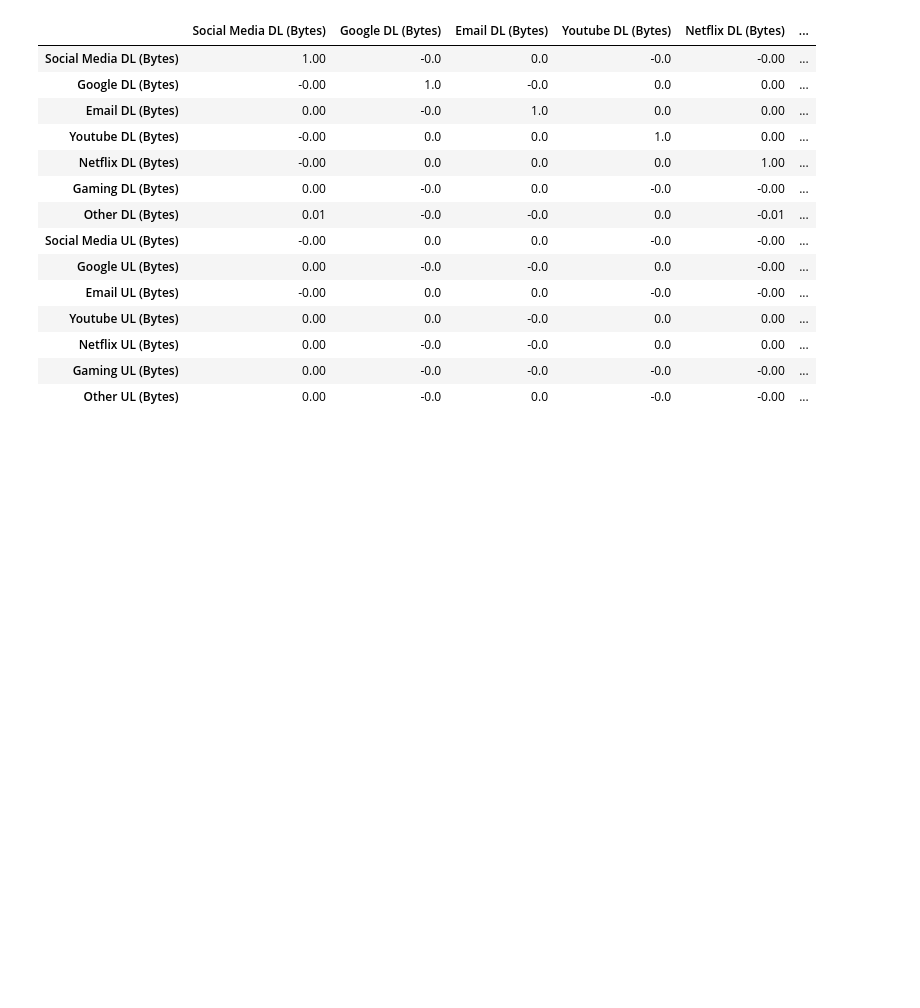
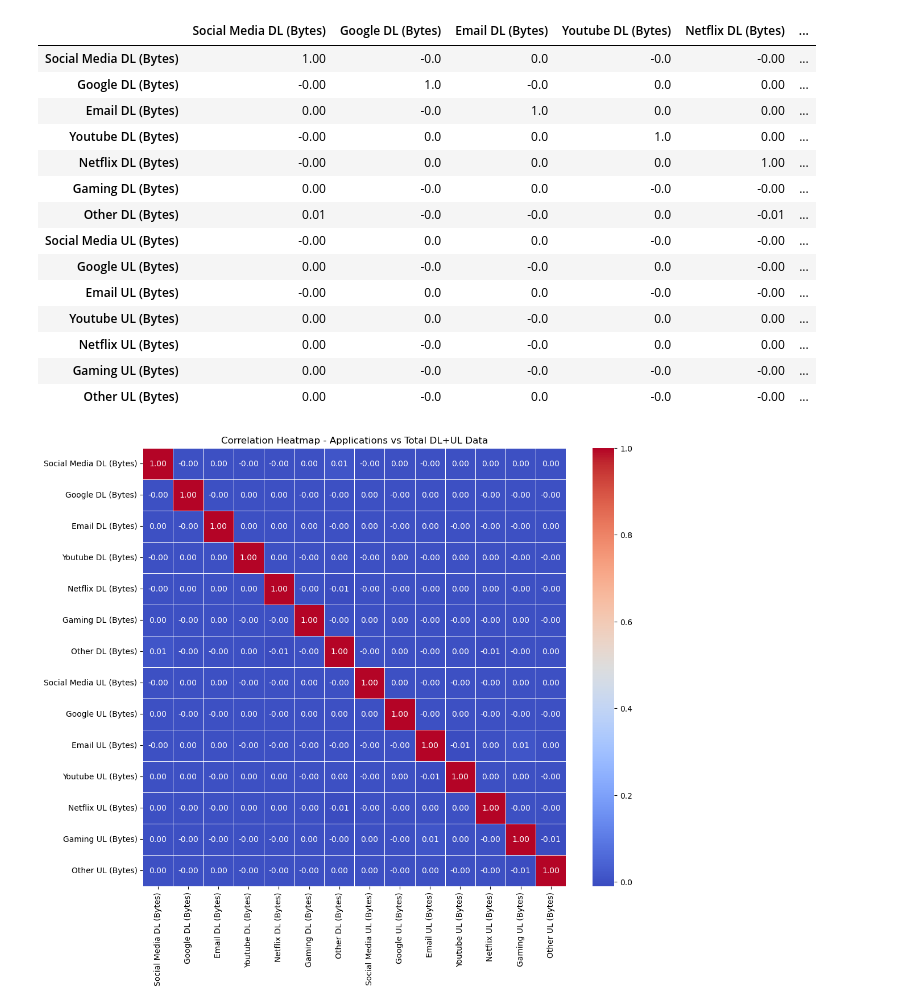
Before and after one commit to gelifatsy/Telecommunication-User-Analytics, a Jupyter notebook: src/data_extraction.ipynb, the cells around one changed output. Cells and saved outputs as stored; diff of their text form; code cells hidden in the pictures; blank space fills up the shorter version.

```diff
--- a/src/data_extraction.ipynb
+++ b/src/data_extraction.ipynb
@@ -447,3 +446,12 @@ correlation_matrix
 | Netflix UL (Bytes) | 0.00 | -0.0 | -0.0 | 0.0 | 0.00 | ... |
 | Gaming UL (Bytes) | 0.00 | -0.0 | -0.0 | -0.0 | -0.00 | ... |
 | Other UL (Bytes) | 0.00 | -0.0 | 0.0 | -0.0 | -0.00 | ... |
+# %%
+
+# Plot a heatmap for visualization
+plt.figure(figsize=(12, 10))
+sns.heatmap(correlation_matrix, annot=True, cmap='coolwarm', fmt=".2f", linewidths=.5)
+plt.title('Correlation Heatmap - Applications vs Total DL+UL Data')
+plt.show()
+# %% [output]
+[figure, added]
```
Also changed, not shown: parts of 2 cells of this notebook, 1 other file.
